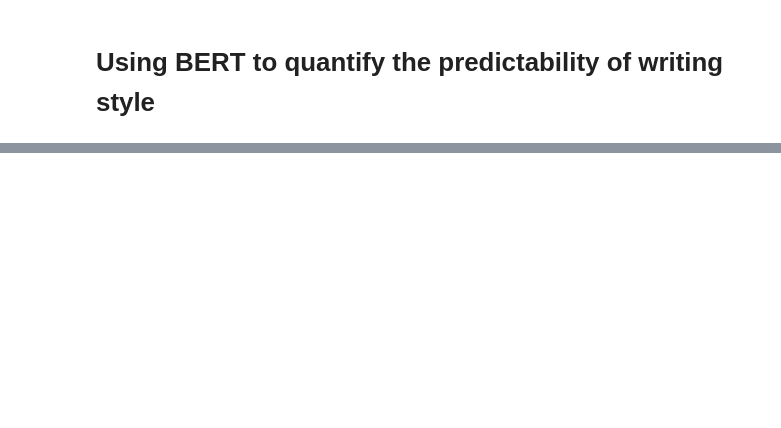
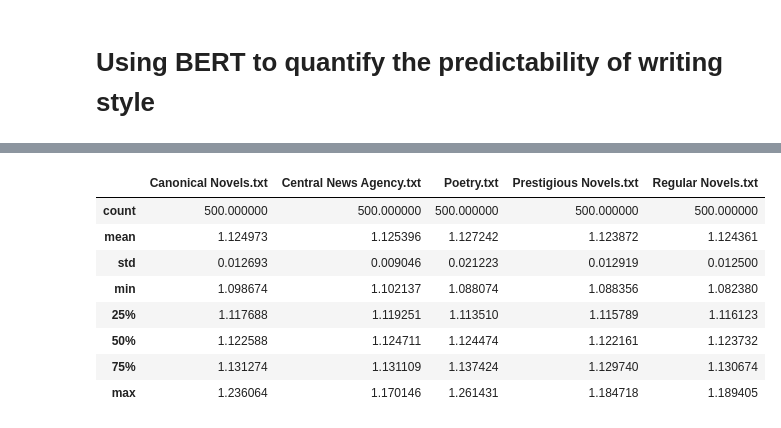
Before and after one commit to benber86/nkbert, a Jupyter notebook: language_model/trained/Style predictability.ipynb, the cells around one changed output, grey strips where cells are left out. Drawn from its saved outputs; the diff is of its cells as text; code cells hidden in the pictures; blank space fills up the shorter version.

```diff
--- a/language_model/trained/Style predictability.ipynb
+++ b/language_model/trained/Style predictability.ipynb
@@ -230,3 +344,15 @@ Ttest_indResult(statistic=-1.6062157018139056, pvalue=0.10825810476960021)
+# %%
+df.describe()
+# %% [output]
+|  | Canonical Novels.txt | Central News Agency.txt | Poetry.txt | Prestigious Novels.txt | Regular Novels.txt |
+| count | 500.000000 | 500.000000 | 500.000000 | 500.000000 | 500.000000 |
+| mean | 1.124973 | 1.125396 | 1.127242 | 1.123872 | 1.124361 |
+| std | 0.012693 | 0.009046 | 0.021223 | 0.012919 | 0.012500 |
+| min | 1.098674 | 1.102137 | 1.088074 | 1.088356 | 1.082380 |
+| 25% | 1.117688 | 1.119251 | 1.113510 | 1.115789 | 1.116123 |
+| 50% | 1.122588 | 1.124711 | 1.124474 | 1.122161 | 1.123732 |
+| 75% | 1.131274 | 1.131109 | 1.137424 | 1.129740 | 1.130674 |
+| max | 1.236064 | 1.170146 | 1.261431 | 1.184718 | 1.189405 |
 # %%
 from scipy import stats
 from itertools import combinations
```
Also changed, not shown: parts of 24 cells of this notebook.
